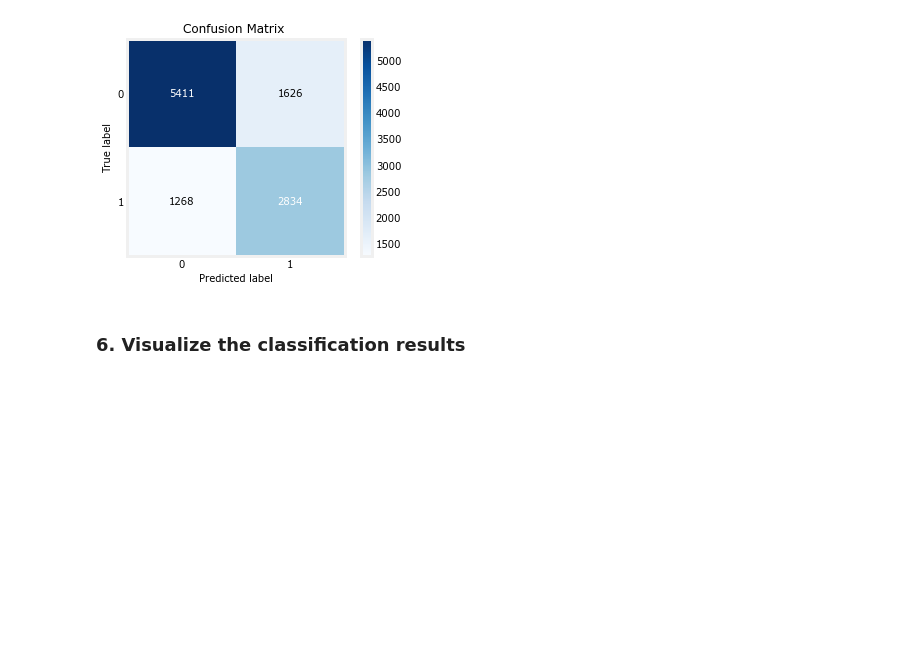
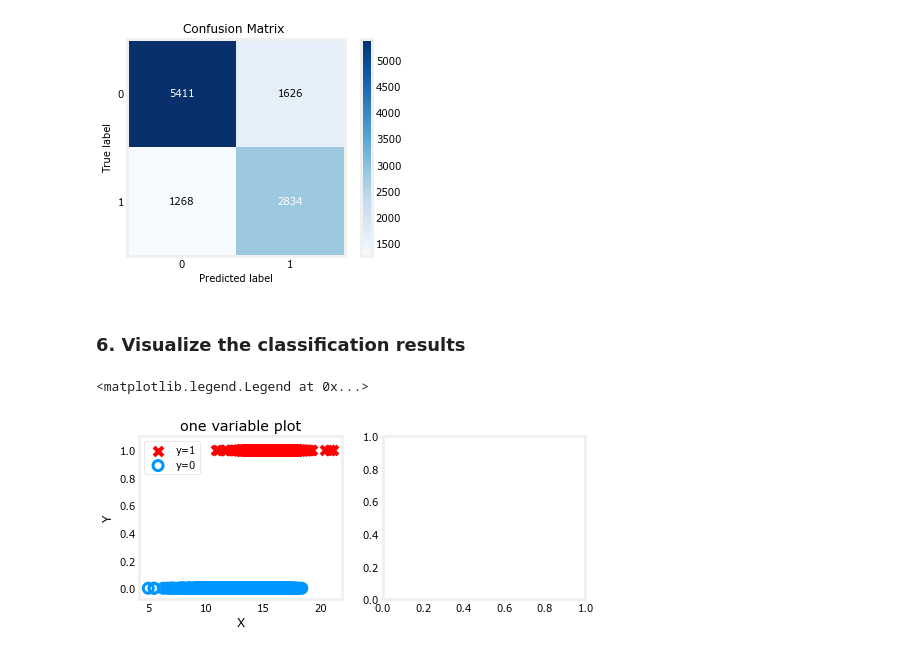
Before and after one commit to Arseneksa/UNDP-Specialization-, a Jupyter notebook: Week_3_Final_Assesment_todo.ipynb, the cells around one changed output. Cells and saved outputs as stored; diff of their text form; code cells hidden in the pictures; blank space fills up the shorter version.

```diff
--- a/Week_3_Final_Assesment_todo.ipynb
+++ b/Week_3_Final_Assesment_todo.ipynb
@@ -302,3 +302,21 @@ WARNING: Ignoring invalid distribution -rotobuf (c:\users\pngoran\appdata\roamin
 [figure]
 # %% [markdown]
 ### **6. Visualize the classification results**
+# %%
+pos = y_pred == 1
+neg = y_pred == 0
+x1_test = X_test["hemoglobin"]
+fig,ax = plt.subplots(1,2,figsize=(8,3))
+#plot 1, single variable
+ax[0].scatter(x1_test[pos], y_pred[pos], marker='x', s=80, c = 'red', label="y=1")
+ax[0].scatter(x1_test[neg], y_pred[neg], marker='o', s=100, label="y=0", facecolors='none',
+              edgecolors=dlc["dlblue"],lw=3)
+
+ax[0].set_ylim(-0.08,1.1)
+ax[0].set_ylabel('Y', fontsize=12)
+ax[0].set_xlabel('X', fontsize=12)
+ax[0].set_title('one variable plot')
+ax[0].legend()
+# %% [output]
+<matplotlib.legend.Legend at 0x...>
+[figure, added]
```
